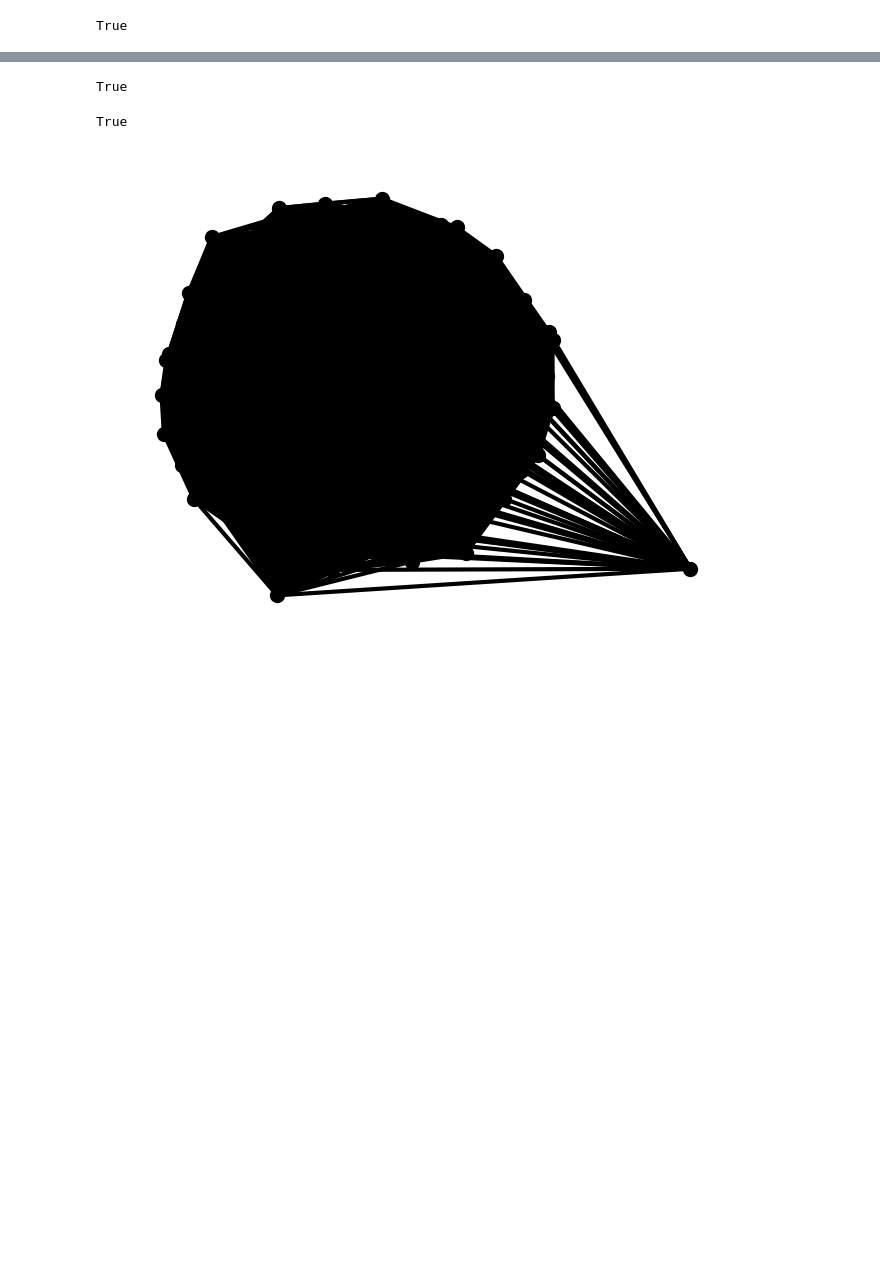
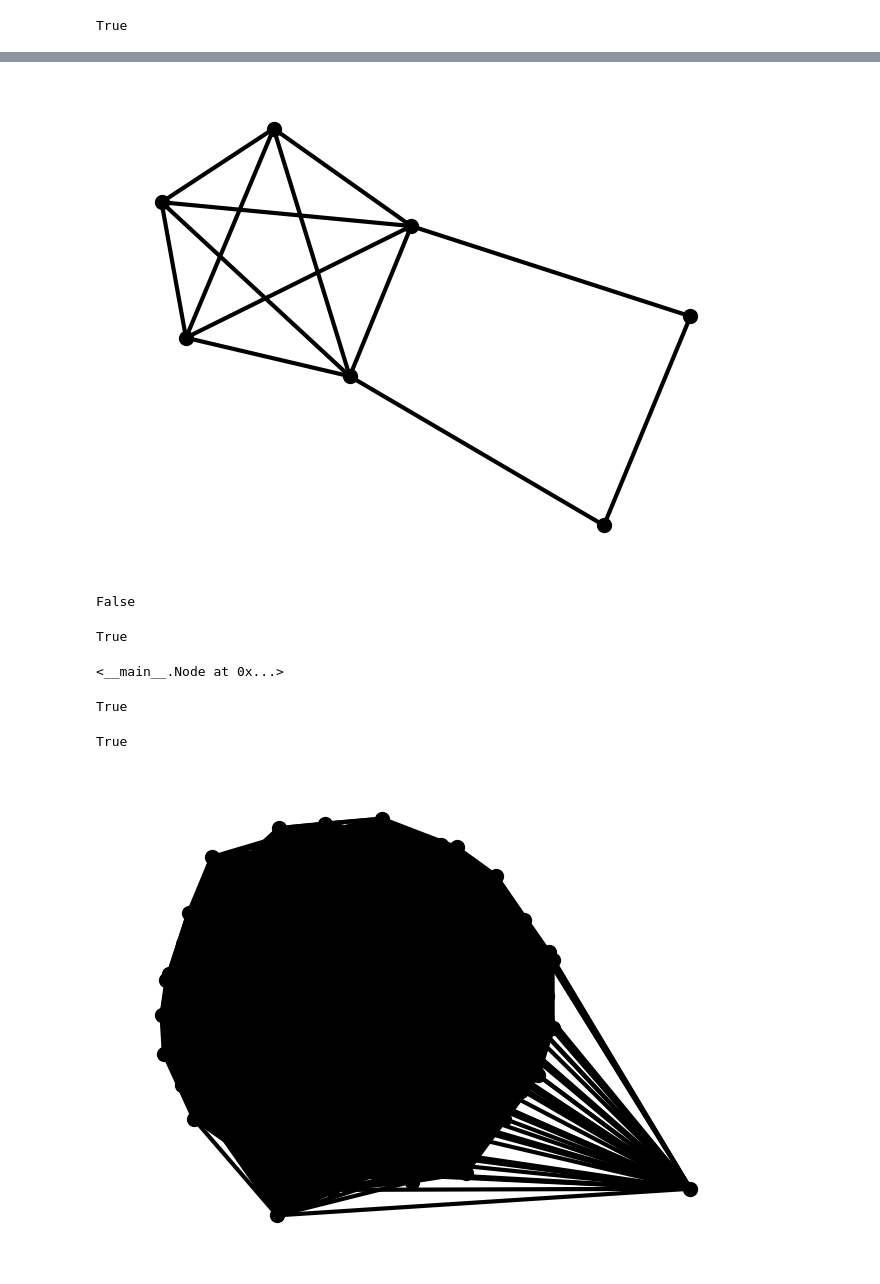
Before and after one commit to vonals/code, a Jupyter notebook: graphx.ipynb, the cells around one changed output, grey strips where cells are left out. Drawn from its saved outputs; the diff is of its cells as text; code cells hidden in the pictures; blank space fills up the shorter version.

Commit message:
special tree decomposition finished

```diff
--- a/graphx.ipynb
+++ b/graphx.ipynb
@@ -250,6 +202,30 @@ def simp_hole(G):
                     return True, G
             # return True,edge
     return False,G
+# %%
+def simp_hole_v2(G):
+    # for every edge
+    for edge in G.edges():
+        G_cp=copy.deepcopy(G)
+        G_cp.remove_nodes_from(edge)
+        # print('edge_picked:',edge)
+        # print('node_removed:',G_cp.nodes())
+        # if edge disconnect G
+        if not nx.is_connected(G_cp):
+            # check hole
+            for comp in list(nx.connected_components(G_cp)):
+                # add edge to component
+                comp_uv=comp.union(edge)
+                # print('comp+uv:',comp_uv)
+                # create subgraph
+                G_sub=G.subgraph(comp_uv)
+                # if sub graph is a hole
+                if is_hole(G_sub):
+                    # return True and G with simp_hole removed
+                    G.remove_nodes_from(comp)
+                    return True, G, G_sub
+            # return True,edge
+    return False,G,G
 # %%
 # Build Test graph
 # complete graph with a simplicial hole
@@ -261,4 +236,0 @@ show_graph(G)
-# %%
-# G=nx.path_graph(5)
-stat,graph=simp_hole(G)
-stat,graph
@@ -280,3 +237,12 @@ AA
+# %%
+# from treelib import Tree,Node
+# tree=Tree()
+class Node():
+    def __init__(self,data,parent=None,left=None,right=None):
+        self.parent=parent
+        self.left=left
+        self.right=right
+        self.data=data
 # %%
 def is_us_graph(G):
     # if G is universal signable graph return True
@@ -308,3 +335,23 @@ True
+# %%
+stat,head=us_graph_tree(G)
+# %%
+show_graph(head.left.parent.data)
+# %% [output]
+[figure, added]
+# %%
+# is_hole(G)
+is_clique(G)
+# %% [output]
+False
+# %%
+stat
+# %% [output]
+True
+# %%
+# show_graph(tree.right.data)
+tree
+# %% [output]
+<__main__.Node at 0x...>
 # %%
 A=[1,2]
 B=[1,2,3,4,5]
```
Also changed, not shown: parts of 15 cells of this notebook.
